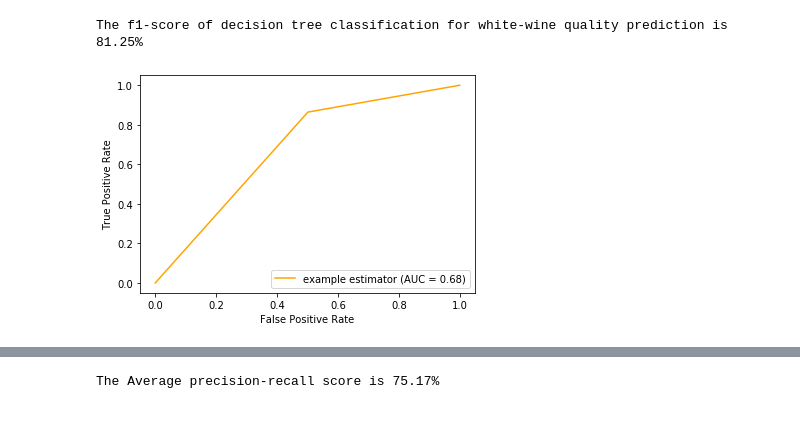
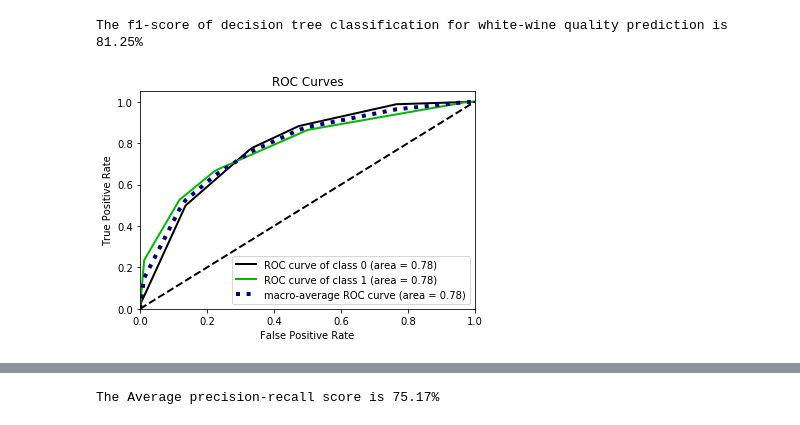
Before and after one commit to varshavamanmurthy/Wine_Quality_Prediction, a Jupyter notebook: Wine_Quality_DecisionTree.ipynb, the cells around one changed output, grey strips where cells are left out. Saved outputs shown, nothing was run; the diff lists cells and outputs as text; code cells hidden in the pictures.

Commit message:
New ROC curve

```diff
--- a/Wine_Quality_DecisionTree.ipynb
+++ b/Wine_Quality_DecisionTree.ipynb
@@ -468,14 +468,10 @@ f1_score=f1_score(y_test, DTClass_predictions)
 print(f'The f1-score of decision tree classification for white-wine quality prediction is {round((f1_score*100),2)}%')
 # %% [output]
 The f1-score of decision tree classification for white-wine quality prediction is 81.25%
-# %%
-# Plot the ROC curve.
-import matplotlib.pyplot as plt
-from sklearn import metrics
-fpr, tpr, thresholds = metrics.roc_curve(y_test, DTClass_predictions)
-roc_auc = metrics.auc(fpr, tpr)
-display = metrics.RocCurveDisplay(fpr=fpr, tpr=tpr, roc_auc=roc_auc,estimator_name='example estimator')
-display.plot(color='orange')
-plt.show()
-# %% [output]
-[figure, removed]
+# %%
+# Plot the ROC curve.
+import scikitplot as skplt
+skplt.metrics.plot_roc(y_test, prob, plot_micro=False)
+plt.show()
+# %% [output]
+[figure, added]
```
Also changed, not shown: parts of 36 cells of this notebook.
